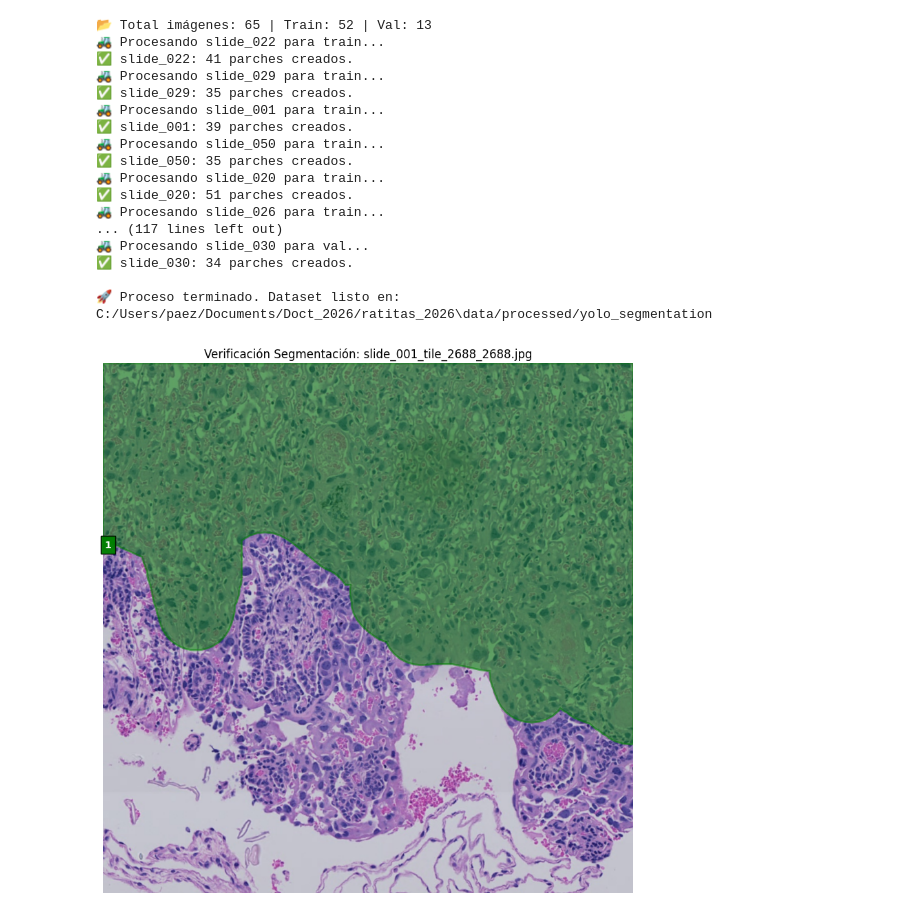
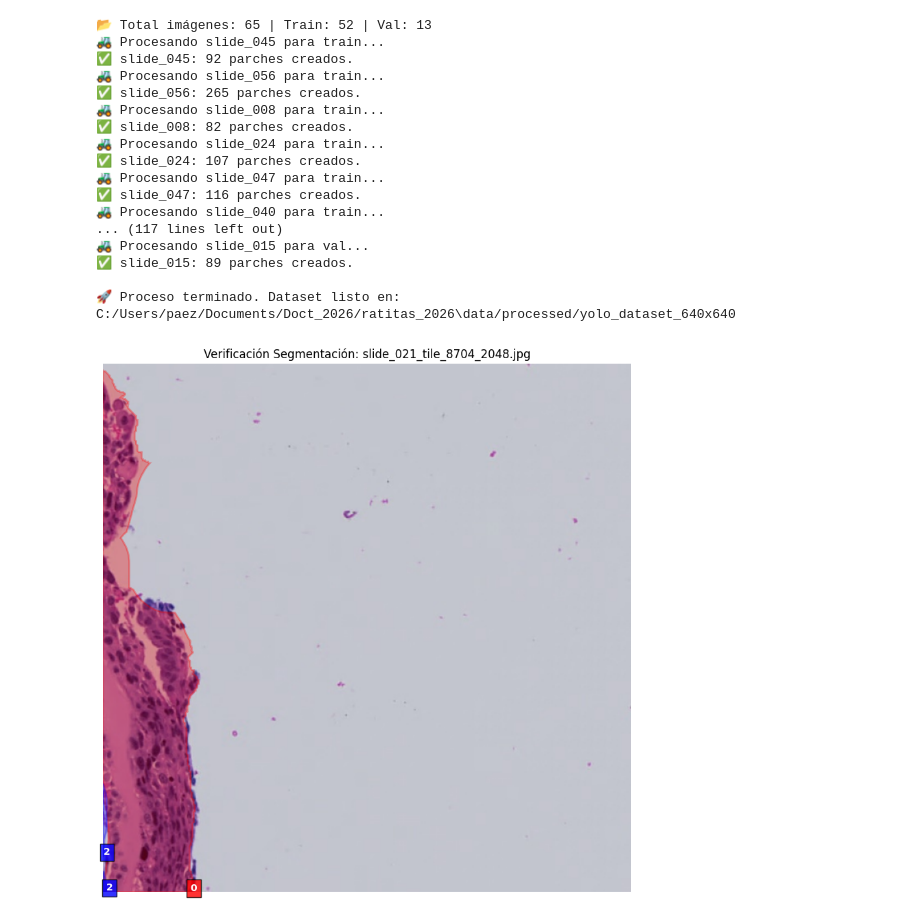
Before and after one commit to paezagustin/ratitas_2026, a Jupyter notebook: scripts/preprocessing/tiling_images.ipynb, the cells around one changed output. Saved outputs shown, nothing was run; the diff lists cells and outputs as text; code cells hidden in the pictures.

```diff
--- a/scripts/preprocessing/tiling_images.ipynb
+++ b/scripts/preprocessing/tiling_images.ipynb
@@ -13,17 +13,12 @@ from shapely.affinity import translate
 RAW_DATA_DIR = os.path.join("C:/Users/paez/Documents/Doct_2026/ratitas_2026")
 WSI_IMAGES_DIR = os.path.join(RAW_DATA_DIR, "data/raw/wsi_images")
 ANNOTATIONS_DIR = os.path.join(RAW_DATA_DIR, "data/raw/annotations_resized")
-OUTPUT_DIR = os.path.join(RAW_DATA_DIR,"data/processed/yolo_dataset")
+OUTPUT_DIR = os.path.join(RAW_DATA_DIR,"data/processed/yolo_dataset_640x640")
 METADATA_DIR = os.path.join(RAW_DATA_DIR,"data/raw/metadata")
 os.makedirs(OUTPUT_DIR, exist_ok=True)
 
-# --- CONFIGURACIÓN ---
-RAW_DATA_DIR = "C:/Users/paez/Documents/Doct_2026/ratitas_2026"
-WSI_IMAGES_DIR = os.path.join(RAW_DATA_DIR, "data/raw/wsi_images")
-ANNOTATIONS_DIR = os.path.join(RAW_DATA_DIR, "data/raw/annotations_resized")
-OUTPUT_DIR = os.path.join(RAW_DATA_DIR, "data/processed/yolo_segmentation")
 
-TILE_SIZE = 1024
+TILE_SIZE = 640
 OVERLAP = 128
 TRAIN_RATIO = 0.8  # 80% entrenamiento, 20% validación
 random.seed(42)
@@ -158,22 +153,22 @@ with open(os.path.join(OUTPUT_DIR, "dataset.yaml"), "w") as f:
 print(f"\n🚀 Proceso terminado. Dataset listo en: {OUTPUT_DIR}")
 # %% [output]
 📂 Total imágenes: 65 | Train: 52 | Val: 13
-🚜 Procesando slide_022 para train...
-✅ slide_022: 41 parches creados.
-🚜 Procesando slide_029 para train...
-✅ slide_029: 35 parches creados.
-🚜 Procesando slide_001 para train...
-✅ slide_001: 39 parches creados.
-🚜 Procesando slide_050 para train...
-✅ slide_050: 35 parches creados.
-🚜 Procesando slide_020 para train...
-✅ slide_020: 51 parches creados.
-🚜 Procesando slide_026 para train...
+🚜 Procesando slide_045 para train...
+✅ slide_045: 92 parches creados.
+🚜 Procesando slide_056 para train...
+✅ slide_056: 265 parches creados.
+🚜 Procesando slide_008 para train...
+✅ slide_008: 82 parches creados.
+🚜 Procesando slide_024 para train...
+✅ slide_024: 107 parches creados.
+🚜 Procesando slide_047 para train...
+✅ slide_047: 116 parches creados.
+🚜 Procesando slide_040 para train...
 ... (117 lines left out)
-🚜 Procesando slide_030 para val...
-✅ slide_030: 34 parches creados.
+🚜 Procesando slide_015 para val...
+✅ slide_015: 89 parches creados.
 
-🚀 Proceso terminado. Dataset listo en: C:/Users/paez/Documents/Doct_2026/ratitas_2026\data/processed/yolo_segmentation
+🚀 Proceso terminado. Dataset listo en: C:/Users/paez/Documents/Doct_2026/ratitas_2026\data/processed/yolo_dataset_640x640
 # %%
 import matplotlib.pyplot as plt
 import matplotlib.patches as patches
@@ -199,32 +194,33 @@ def verify_yolo_segmentation(img_path, label_path):
             points = np.array(data[1:]).reshape(-1, 2)
 
             # Desnormalizar puntos para dibujar sobre la imagen de 1024px
             points[:, 0] *= w
             points[:, 1] *= h
 
             # Crear el polígono para visualizar
             # Usamos un color distinto por clase (0: Rojo, 1: Verde, 2: Azul)
             colors = ['red', 'green', 'blue']
             color = colors[class_id] if class_id < len(colors) else 'yellow'
 
             poly_patch = patches.Polygon(points, closed=True, linewidth=2,
                                          edgecolor=color, facecolor=color, alpha=0.3)
             ax.add_patch(poly_patch)
             ax.text(points[0,0], points[0,1], str(class_id), color='white',
                     fontweight='bold', bbox=dict(facecolor=color, alpha=0.8))
 
     plt.title(f"Verificación Segmentación: {os.path.basename(img_path)}")
     plt.axis('off')
     plt.show()
 
 # --- PRUEBA CON UN PARCHE ALEATORIO ---
 # Buscamos en la carpeta de train algún archivo generado
 sample_images = glob.glob(os.path.join(OUTPUT_DIR, "images/train/*.jpg"))
 if sample_images:
-    test_img = sample_images[10]
+    ind = random.randint(0, len(sample_images) - 1)
+    test_img = sample_images[ind]
     test_label = test_img.replace("images", "labels").replace(".jpg", ".txt")
     verify_yolo_segmentation(test_img, test_label)
 else:
     print("❌ No se encontraron parches. Asegúrate de correr el script de tiling primero.")
 # %% [output]
-[figure, old version]
+[figure, new version]
```
Also changed, not shown: 3 other files.
